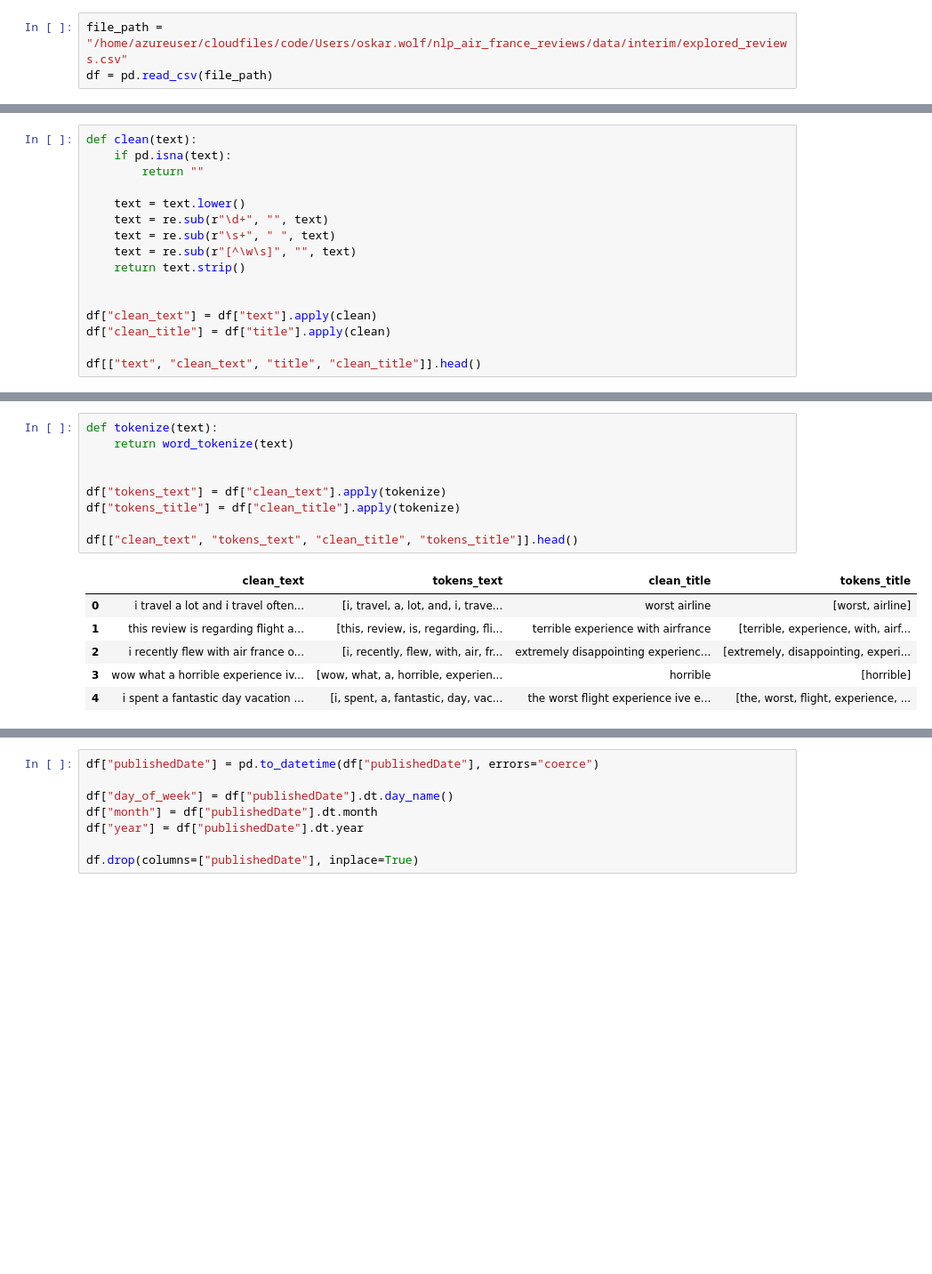
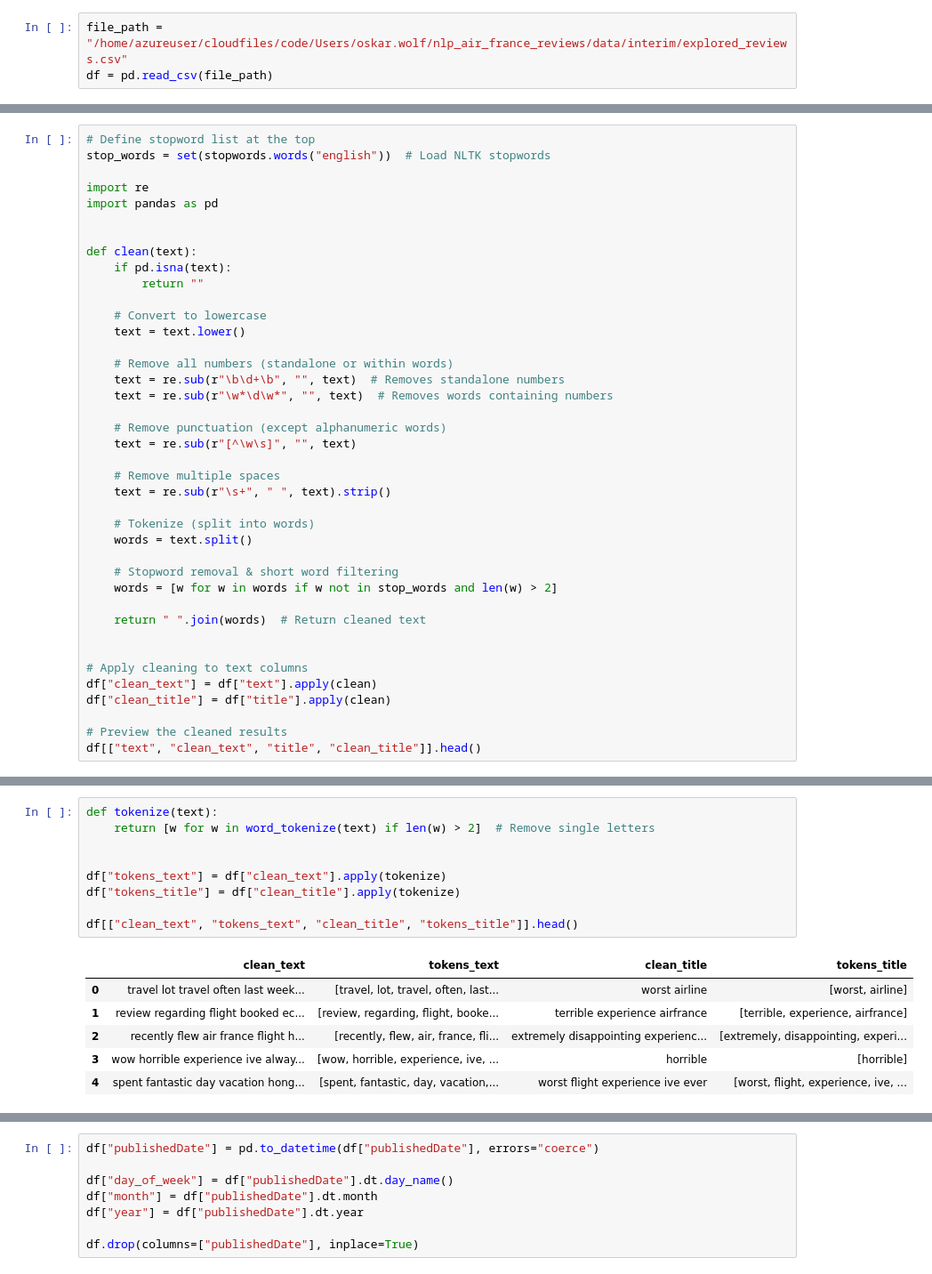
Before and after one commit to oskar-wolf/nlp_air_france_reviews, a Jupyter notebook: notebooks/2_data_preprocessing.ipynb, the cells around one changed output, grey strips where cells are left out. Shown at 89% size. Saved outputs shown, nothing was run; the diff lists cells and outputs as text; blank space fills up the shorter version.

```diff
--- a/notebooks/2_data_preprocessing.ipynb
+++ b/notebooks/2_data_preprocessing.ipynb
@@ -34,20 +34,44 @@ Dataset contains 2560 rows and 13 columns
 | 3 | 1 | Horrible | Wow!!! What a horrible experience... | 2024-11-11 | Negative | 274 | 1 | ... |
 | 4 | 1 | The Worst Flight Experience I’ve ... | I spent a fantastic 10-day vacati... | 2024-11-11 | Negative | 311 | 7 | ... |
 # %%
+# Define stopword list at the top
+stop_words = set(stopwords.words("english"))  # Load NLTK stopwords
+
+import re
+import pandas as pd
+
+
 def clean(text):
     if pd.isna(text):
         return ""
 
+    # Convert to lowercase
     text = text.lower()
-    text = re.sub(r"\d+", "", text)
-    text = re.sub(r"\s+", " ", text)
+
+    # Remove all numbers (standalone or within words)
+    text = re.sub(r"\b\d+\b", "", text)  # Removes standalone numbers
+    text = re.sub(r"\w*\d\w*", "", text)  # Removes words containing numbers
+
+    # Remove punctuation (except alphanumeric words)
     text = re.sub(r"[^\w\s]", "", text)
-    return text.strip()
+
+    # Remove multiple spaces
+    text = re.sub(r"\s+", " ", text).strip()
+
+    # Tokenize (split into words)
+    words = text.split()
+
+    # Stopword removal & short word filtering
+    words = [w for w in words if w not in stop_words and len(w) > 2]
+
+    return " ".join(words)  # Return cleaned text
 
 
+# Apply cleaning to text columns
 df["clean_text"] = df["text"].apply(clean)
 df["clean_title"] = df["title"].apply(clean)
 
+# Preview the cleaned results
 df[["text", "clean_text", "title", "clean_title"]].head()
 # %% [output]
 |  | text | clean_text | title | clean_title |
@@ -59,19 +83,19 @@ df[["text", "clean_text", "title", "clean_title"]].head()
 # %%
 def tokenize(text):
-    return word_tokenize(text)
+    return [w for w in word_tokenize(text) if len(w) > 2]  # Remove single letters
 
 
 df["tokens_text"] = df["clean_text"].apply(tokenize)
 df["tokens_title"] = df["clean_title"].apply(tokenize)
 
 df[["clean_text", "tokens_text", "clean_title", "tokens_title"]].head()
 # %% [output]
 |  | clean_text | tokens_text | clean_title | tokens_title |
-| 0 | i travel a lot and i travel often... | [i, travel, a, lot, and, i, trave... | worst airline | [worst, airline] |
-| 1 | this review is regarding flight a... | [this, review, is, regarding, fli... | terrible experience with airfrance | [terrible, experience, with, airf... |
-| 2 | i recently flew with air france o... | [i, recently, flew, with, air, fr... | extremely disappointing experienc... | [extremely, disappointing, experi... |
-| 3 | wow what a horrible experience iv... | [wow, what, a, horrible, experien... | horrible | [horrible] |
-| 4 | i spent a fantastic day vacation ... | [i, spent, a, fantastic, day, vac... | the worst flight experience ive e... | [the, worst, flight, experience, ... |
+| 0 | travel lot travel often last week... | [travel, lot, travel, often, last... | worst airline | [worst, airline] |
+| 1 | review regarding flight booked ec... | [review, regarding, flight, booke... | terrible experience airfrance | [terrible, experience, airfrance] |
+| 2 | recently flew air france flight h... | [recently, flew, air, france, fli... | extremely disappointing experienc... | [extremely, disappointing, experi... |
+| 3 | wow horrible experience ive alway... | [wow, horrible, experience, ive, ... | horrible | [horrible] |
+| 4 | spent fantastic day vacation hong... | [spent, fantastic, day, vacation,... | worst flight experience ive ever | [worst, flight, experience, ive, ... |
 # %%
 stop_words = set(stopwords.words("english"))
 
```
Also changed, not shown: parts of 16 cells of this notebook, 18 other files.
